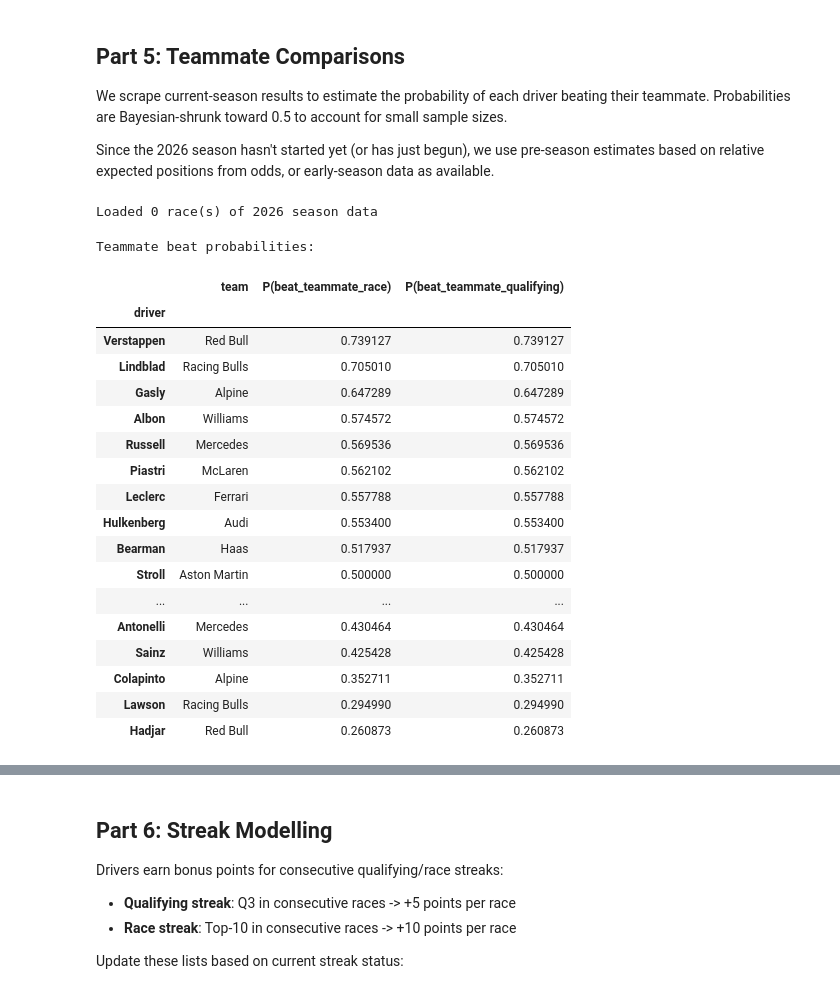
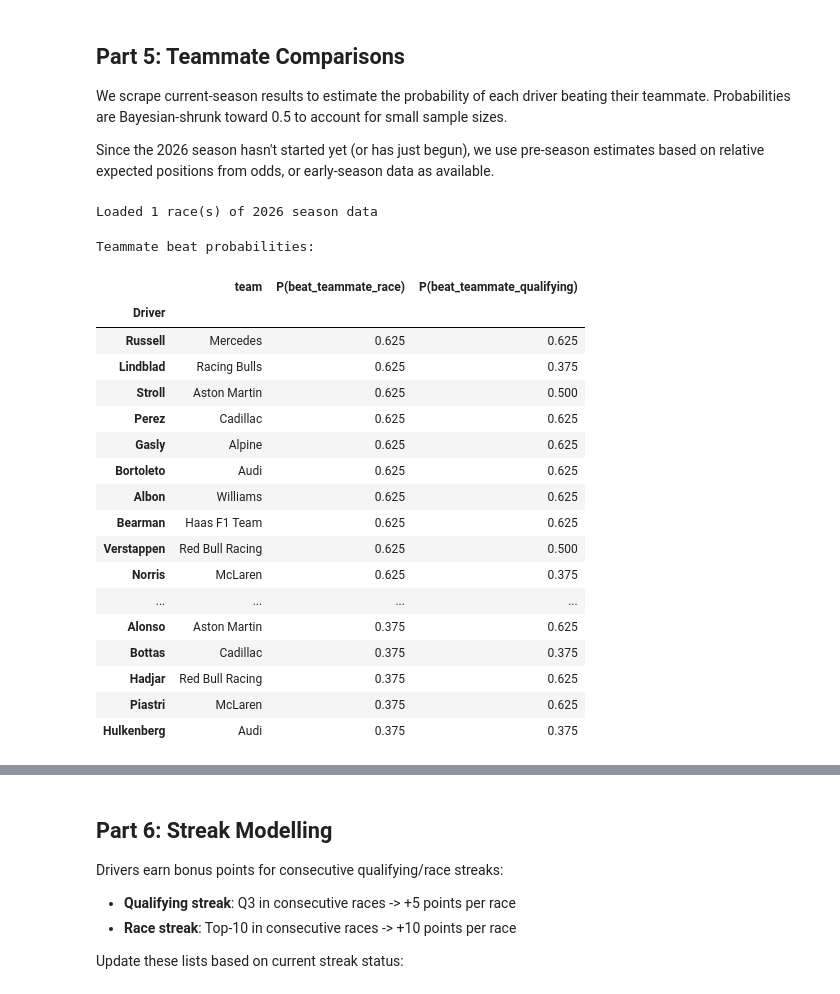
Before and after one commit to forest2087/f1_fantasy_model, a Jupyter notebook: f1-2026.ipynb, the cells around one changed output, grey strips where cells are left out. Saved outputs shown, nothing was run; the diff lists cells and outputs as text; code cells hidden in the pictures.

```diff
--- a/f1-2026.ipynb
+++ b/f1-2026.ipynb
@@ -929,33 +943,42 @@ based on relative expected positions from odds, or early-season data as availabl
 # 2026 race URLs - update this list as races complete
 # Format: "raceId/circuit-name"
 hrefs = [
-    # "XXXX/australia",  # Round 1 - Melbourne
+    "1279/australia",  # Round 1 - Melbourne
     # Add race URLs as the season progresses
 ]
 
 # https://www.formula1.com/en/results.html/2026/races/XXXX/australia/qualifying.html
 qualifying_dfs, race_dfs, grid_dfs = [], [], []
-season_length = 0  # Update after each race
+season_length = 1  # Update after each race
+
+def parse_f1_driver_name(raw):
+    """Parse F1.com driver name format: 'George\xa0RussellRUS' -> 'Russell'"""
+    import re
+    clean = re.sub(r'[A-Z]{3}$', '', raw).replace('\xa0', ' ').strip()
+    return unidecode.unidecode(clean.split()[-1])
+
+# Column renames for backward compatibility with downstream cells
+_col_rename = {'Pos.': 'Pos', 'Team': 'Car'}
 
 for href in hrefs[:season_length]:
     qualifying_url = f'https://www.formula1.com/en/results.html/2026/races/{href}/qualifying.html'
-    qual_result = pd.read_html(qualifying_url)[0]
-    qual_result['Driver'] = [unidecode.unidecode(name.split('  ')[1]) for name in qual_result['Driver']]
+    qual_result = pd.read_html(qualifying_url)[0].rename(columns=_col_rename)
+    qual_result['Driver'] = [parse_f1_driver_name(name) for name in qual_result['Driver']]
     qualifying_dfs.append(qual_result.set_index('Driver')[['Pos', 'Car', 'Q2', 'Q3']])
 
-    race_url = f'https://www.formula1.com/en/results.html/2026/races/{href}.html'
-    race_result = pd.read_html(race_url)[0]
-    race_result['Driver'] = [unidecode.unidecode(name.split('  ')[1]) for name in race_result['Driver']]
+    race_url = f'https://www.formula1.com/en/results.html/2026/races/{href}/race-result.html'
+    race_result = pd.read_html(race_url)[0].rename(columns={**_col_rename, 'Time / Retired': 'Time/Retired'})
+    race_result['Driver'] = [parse_f1_driver_name(name) for name in race_result['Driver']]
     race_dfs.append(race_result.set_index('Driver')[['Pos', 'Car', 'Time/Retired']])
 
     grid_url = f'https://www.formula1.com/en/results.html/2026/races/{href}/starting-grid.html'
-    grid_result = pd.read_html(grid_url)[0]
-    grid_result['Driver'] = [unidecode.unidecode(name.split('  ')[1]) for name in grid_result['Driver']]
+    grid_result = pd.read_html(grid_url)[0].rename(columns=_col_rename)
+    grid_result['Driver'] = [parse_f1_driver_name(name) for name in grid_result['Driver']]
     grid_dfs.append(grid_result.set_index('Driver')[['Pos', 'Car']])
 
 print(f"Loaded {season_length} race(s) of 2026 season data")
 # %% [output]
-Loaded 0 race(s) of 2026 season data
+Loaded 1 race(s) of 2026 season data
 # %%
 if season_length > 0 and len(race_dfs) > 0:
     # Use actual season data
@@ -981,52 +1004,52 @@ if season_length > 0 and len(race_dfs) > 0:
                 continue
 
     # Bayesian shrinkage toward 0.5
     event_df['P(beat_teammate_race)'] = [np.mean(l) if l else 0.5 for l in event_df['beat_teammate_race']]
-    event_df['P(beat_teammate_race)'] = (5 * event_df['P(beat_teammate_race)'] + 0.5) / 6
+    event_df['P(beat_teammate_race)'] = (season_length * event_df['P(beat_teammate_race)'] + 3 * 0.5) / (season_length + 3)  # Bayesian: k=3 prior strength
     event_df['P(beat_teammate_qualifying)'] = [np.mean(l) if l else 0.5 for l in event_df['beat_teammate_qualifying']]
-    event_df['P(beat_teammate_qualifying)'] = (5 * event_df['P(beat_teammate_qualifying)'] + 0.5) / 6
+    event_df['P(beat_teammate_qualifying)'] = (season_length * event_df['P(beat_teammate_qualifying)'] + 3 * 0.5) / (season_length + 3)  # Bayesian: k=3 prior strength
     event_df = pd.DataFrame(event_df[['team', 'P(beat_teammate_race)', 'P(beat_teammate_qualifying)']])
 else:
     # Pre-season estimates based on driver strength priors from odds
     event_df = pd.DataFrame(index=df.index)
     event_df['team'] = df['team']
 
     for team_name, team_drivers in TEAMS_2026.items():
         if all(d in pos_df.index for d in team_drivers):
             d1, d2 = team_drivers
             mp1 = pos_df.loc[d1, 'mean_pos']
             mp2 = pos_df.loc[d2, 'mean_pos']
             # Convert to win probability using logistic function
             diff = mp2 - mp1  # positive if d1 is stronger
             p1 = 1 / (1 + np.exp(-0.3 * diff))
             p1 = (5 * p1 + 0.5) / 6  # shrink toward 0.5
             event_df.loc[d1, 'P(beat_teammate_race)'] = p1
             event_df.loc[d2, 'P(beat_teammate_race)'] = 1 - p1
             event_df.loc[d1, 'P(beat_teammate_qualifying)'] = p1
             event_df.loc[d2, 'P(beat_teammate_qualifying)'] = 1 - p1
 
 print("Teammate beat probabilities:")
 event_df[['team', 'P(beat_teammate_race)', 'P(beat_teammate_qualifying)']].sort_values('P(beat_teammate_race)', ascending=False)
 # %% [output]
 Teammate beat probabilities:
 |  | team | P(beat_teammate_race) | P(beat_teammate_qualifying) |
-| driver |  |  |  |
-| Verstappen | Red Bull | 0.739127 | 0.739127 |
-| Lindblad | Racing Bulls | 0.705010 | 0.705010 |
-| Gasly | Alpine | 0.647289 | 0.647289 |
-| Albon | Williams | 0.574572 | 0.574572 |
-| Russell | Mercedes | 0.569536 | 0.569536 |
-| Piastri | McLaren | 0.562102 | 0.562102 |
-| Leclerc | Ferrari | 0.557788 | 0.557788 |
-| Hulkenberg | Audi | 0.553400 | 0.553400 |
-| Bearman | Haas | 0.517937 | 0.517937 |
-| Stroll | Aston Martin | 0.500000 | 0.500000 |
+| Driver |  |  |  |
+| Russell | Mercedes | 0.625 | 0.625 |
+| Lindblad | Racing Bulls | 0.625 | 0.375 |
+| Stroll | Aston Martin | 0.625 | 0.500 |
+| Perez | Cadillac | 0.625 | 0.625 |
+| Gasly | Alpine | 0.625 | 0.625 |
+| Bortoleto | Audi | 0.625 | 0.625 |
+| Albon | Williams | 0.625 | 0.625 |
+| Bearman | Haas F1 Team | 0.625 | 0.625 |
+| Verstappen | Red Bull Racing | 0.625 | 0.500 |
+| Norris | McLaren | 0.625 | 0.375 |
 | ... | ... | ... | ... |
-| Antonelli | Mercedes | 0.430464 | 0.430464 |
-| Sainz | Williams | 0.425428 | 0.425428 |
-| Colapinto | Alpine | 0.352711 | 0.352711 |
-| Lawson | Racing Bulls | 0.294990 | 0.294990 |
-| Hadjar | Red Bull | 0.260873 | 0.260873 |
+| Alonso | Aston Martin | 0.375 | 0.625 |
+| Bottas | Cadillac | 0.375 | 0.375 |
+| Hadjar | Red Bull Racing | 0.375 | 0.625 |
+| Piastri | McLaren | 0.375 | 0.625 |
+| Hulkenberg | Audi | 0.375 | 0.375 |
 # %%
 # Adjust teammate probabilities for DNF scenarios
 for team_name in event_df['team'].unique():
```
Also changed, not shown: parts of 26 cells of this notebook, 13 other files.
